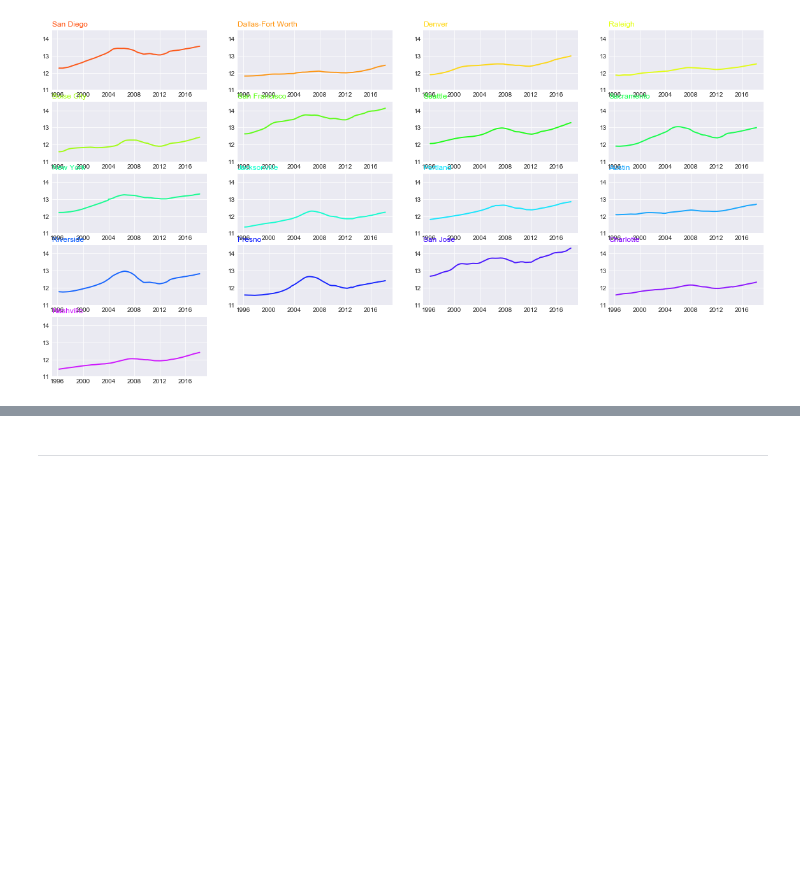
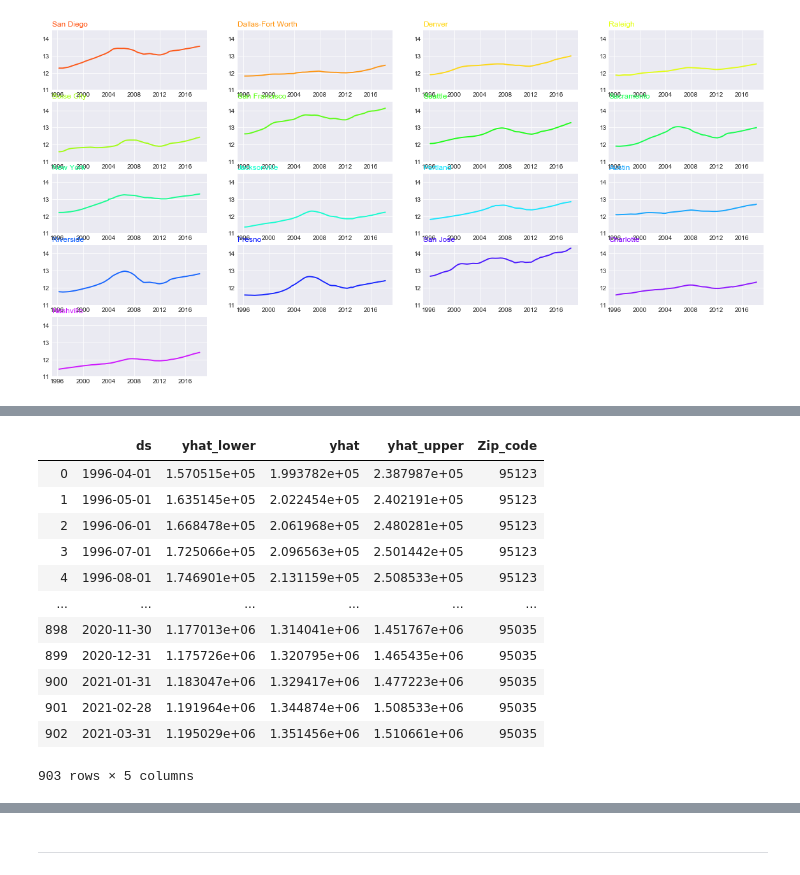
Before and after one commit to AaronWChen/time_series_zillow, a Jupyter notebook: python/EDA_aaron.ipynb, the cells around one changed output, grey strips where cells are left out. Cells and saved outputs as stored; diff of their text form; code cells hidden in the pictures; blank space fills up the shorter version.

```diff
--- a/python/EDA_aaron.ipynb
+++ b/python/EDA_aaron.ipynb
@@ -350,3 +350,5 @@ for metro in zillow_interest:
     plt.title(metro, loc='left', fontsize=12, fontweight=0, color=scalarMap.to_rgba(num))
 # %% [output]
 [figure]
+# %%
+metros_of_interest = ['San Jose', 'Nashville', 'Dallas-Fort Worth', 'Denver', 'Raleigh', 'Austin', 'Charlotte']
@@ -352,0 +628,16 @@ for metro in zillow_interest:
+# %%
+zip_df
+# %% [output]
+|  | ds | yhat_lower | yhat | yhat_upper | Zip_code |
+| 0 | 1996-04-01 | 1.570515e+05 | 1.993782e+05 | 2.387987e+05 | 95123 |
+| 1 | 1996-05-01 | 1.635145e+05 | 2.022454e+05 | 2.402191e+05 | 95123 |
+| 2 | 1996-06-01 | 1.668478e+05 | 2.061968e+05 | 2.480281e+05 | 95123 |
+| 3 | 1996-07-01 | 1.725066e+05 | 2.096563e+05 | 2.501442e+05 | 95123 |
+| 4 | 1996-08-01 | 1.746901e+05 | 2.131159e+05 | 2.508533e+05 | 95123 |
+| ... | ... | ... | ... | ... | ... |
+| 898 | 2020-11-30 | 1.177013e+06 | 1.314041e+06 | 1.451767e+06 | 95035 |
+| 899 | 2020-12-31 | 1.175726e+06 | 1.320795e+06 | 1.465435e+06 | 95035 |
+| 900 | 2021-01-31 | 1.183047e+06 | 1.329417e+06 | 1.477223e+06 | 95035 |
+| 901 | 2021-02-28 | 1.191964e+06 | 1.344874e+06 | 1.508533e+06 | 95035 |
+| 902 | 2021-03-31 | 1.195029e+06 | 1.351456e+06 | 1.510661e+06 | 95035 |
+903 rows × 5 columns
```
Also changed, not shown: parts of 20 cells of this notebook, 2 other files.
